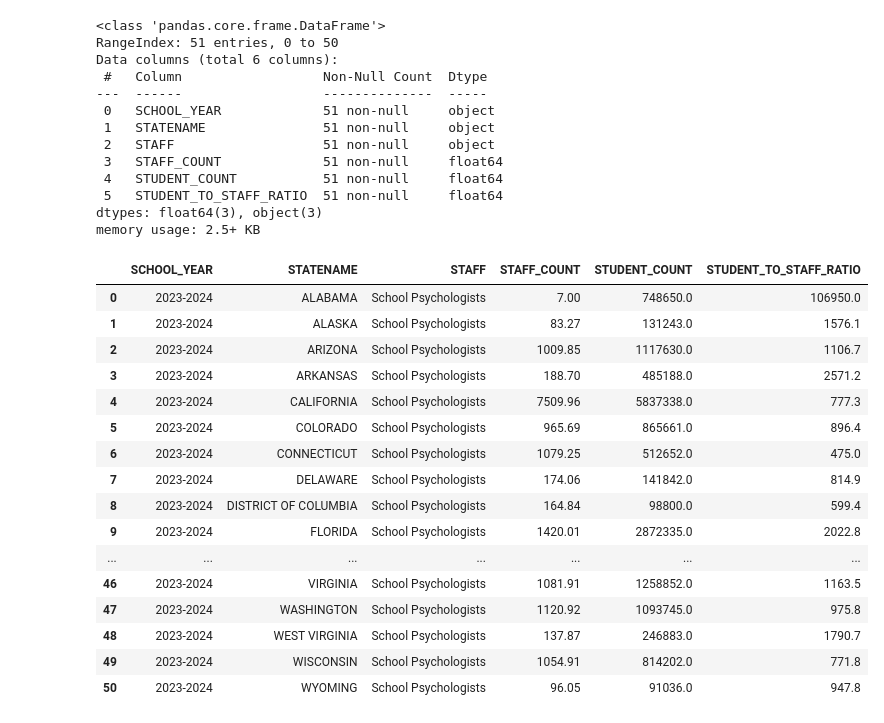
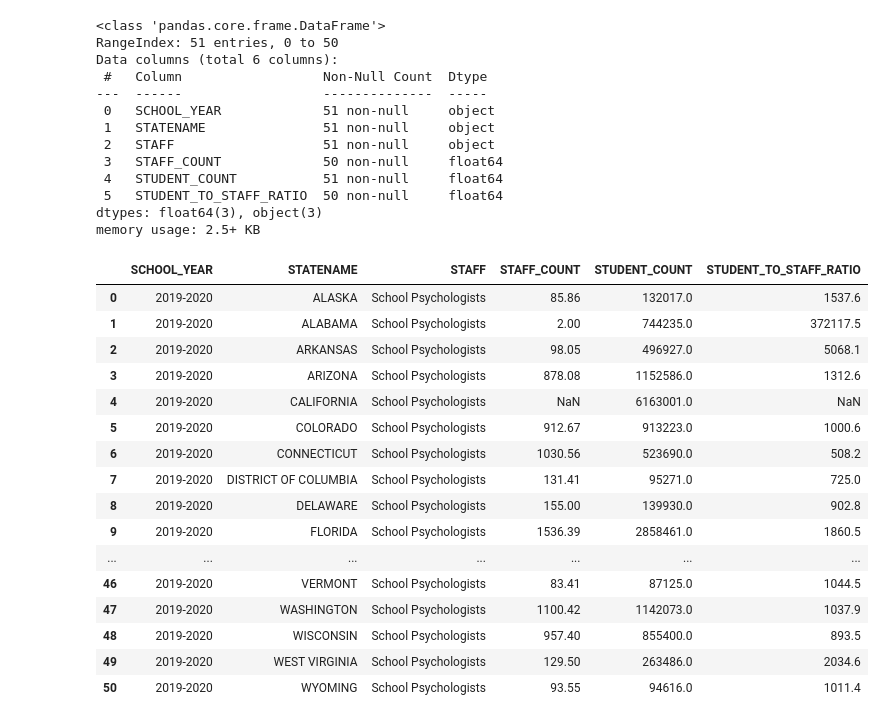
Before and after one commit to jkelly3rd/school_counselors, a Jupyter notebook: 01_school_counselors_past.ipynb, the cells around one changed output. Cells and saved outputs as stored; diff of their text form; code cells hidden in the pictures.

```diff
--- a/01_school_counselors_past.ipynb
+++ b/01_school_counselors_past.ipynb
@@ -2,10 +2,10 @@
 import pandas as pd
 # %%
 # import the statewide staffing data
-staffing_2019 = pd.read_csv("data/ccd_state_staffing_091019.csv")
+staffing_2020 = pd.read_csv("data/ccd_state_staffing_082120.csv")
 
 # show me the info and head of the data
-staffing_2019.info()
-staffing_2019.head()
+staffing_2020.info()
+staffing_2020.head()
 # %% [output]
 <class 'pandas.core.frame.DataFrame'>
@@ -34,18 +34,18 @@ memory usage: 113.7+ KB
 # %%
 # import the statewide enrollment data
-enrollment_2019 = pd.read_csv("data/ccd_state_membership_091019.csv")
+enrollment_2020 = pd.read_csv("data/ccd_state_membership_082120.csv")
 
 # filter to just include education unit total in total_indicator column
-enrollment_2019 = enrollment_2019[enrollment_2019["TOTAL_INDICATOR"] == "Education Unit Total"]
+enrollment_2020 = enrollment_2020[enrollment_2020["TOTAL_INDICATOR"] == "Education Unit Total"]
 
 # filter to just include the school_year, statename, and student_count columns
-enrollment_2019 = enrollment_2019[["SCHOOL_YEAR", "STATENAME", "STUDENT_COUNT"]]
+enrollment_2020 = enrollment_2020[["SCHOOL_YEAR", "STATENAME", "STUDENT_COUNT"]]
 
 # Eliminate records where STATENAME is in this list BUREAU OF INDIAN EDUCATION, AMERICAN SAMOA, GUAM, PUERTO RICO, U.S. VIRGIN ISLANDS
-enrollment_2019 = enrollment_2019[~enrollment_2019["STATENAME"].isin(["BUREAU OF INDIAN EDUCATION", "NORTHERN MARIANAS", "AMERICAN SAMOA", "GUAM", "PUERTO RICO", "U.S. VIRGIN ISLANDS"])]
+enrollment_2020 = enrollment_2020[~enrollment_2020["STATENAME"].isin(["BUREAU OF INDIAN EDUCATION", "NORTHERN MARIANAS", "AMERICAN SAMOA", "GUAM", "PUERTO RICO", "U.S. VIRGIN ISLANDS"])]
 
 # show me the info and head of the data
-enrollment_2019.info()
-enrollment_2019.head(51)
+enrollment_2020.info()
+enrollment_2020.head(51)
 # %% [output]
 <class 'pandas.core.frame.DataFrame'>
@@ -78,50 +78,50 @@ memory usage: 1.6+ KB
 # %%
 # Create a filter to create a new dataframe of only School Psychologists
-school_psychologists_2019 = staffing_2019[staffing_2019["STAFF"] == "School Psychologists"]
+school_psychologists_2020 = staffing_2020[staffing_2020["STAFF"] == "School Psychologists"]
 
 # filter to just include the school_year, statename, and student_count columns
-school_psychologists_2019 = school_psychologists_2019[["SCHOOL_YEAR", "STATENAME", "STAFF", "STAFF_COUNT"]]
+school_psychologists_2020 = school_psychologists_2020[["SCHOOL_YEAR", "STATENAME", "STAFF", "STAFF_COUNT"]]
 
 # Merge with the enrollment data to get only STATENAME and STUDENT_COUNT columns
-school_psychologists_2019 = pd.merge(school_psychologists_2019, enrollment_2019[["STATENAME", "STUDENT_COUNT"]], how="inner", on=["STATENAME"])
+school_psychologists_2020 = pd.merge(school_psychologists_2020, enrollment_2020[["STATENAME", "STUDENT_COUNT"]], how="inner", on=["STATENAME"])
 
 # Calculate a ratio of students to staff as a new column and round to one digit after decimal
-school_psychologists_2019["STUDENT_TO_STAFF_RATIO"] = (school_psychologists_2019["STUDENT_COUNT"] / school_psychologists_2019["STAFF_COUNT"]).round(1)
+school_psychologists_2020["STUDENT_TO_STAFF_RATIO"] = (school_psychologists_2020["STUDENT_COUNT"] / school_psychologists_2020["STAFF_COUNT"]).round(1)
 
 # Show me the info and head of the data
-school_psychologists_2019.info()
-school_psychologists_2019.head(51)
+school_psychologists_2020.info()
+school_psychologists_2020.head(51)
 # %% [output]
 <class 'pandas.core.frame.DataFrame'>
 RangeIndex: 51 entries, 0 to 50
 Data columns (total 6 columns):
  #   Column                  Non-Null Count  Dtype
 ---  ------                  --------------  -----
  0   SCHOOL_YEAR             51 non-null     object
  1   STATENAME               51 non-null     object
  2   STAFF                   51 non-null     object
- 3   STAFF_COUNT             51 non-null     float64
+ 3   STAFF_COUNT             50 non-null     float64
  4   STUDENT_COUNT           51 non-null     float64
- 5   STUDENT_TO_STAFF_RATIO  51 non-null     float64
+ 5   STUDENT_TO_STAFF_RATIO  50 non-null     float64
 dtypes: float64(3), object(3)
 memory usage: 2.5+ KB
 |  | SCHOOL_YEAR | STATENAME | STAFF | STAFF_COUNT | STUDENT_COUNT | STUDENT_TO_STAFF_RATIO |
-| 0 | 2023-2024 | ALABAMA | School Psychologists | 7.00 | 748650.0 | 106950.0 |
-| 1 | 2023-2024 | ALASKA | School Psychologists | 83.27 | 131243.0 | 1576.1 |
-| 2 | 2023-2024 | ARIZONA | School Psychologists | 1009.85 | 1117630.0 | 1106.7 |
-| 3 | 2023-2024 | ARKANSAS | School Psychologists | 188.70 | 485188.0 | 2571.2 |
-| 4 | 2023-2024 | CALIFORNIA | School Psychologists | 7509.96 | 5837338.0 | 777.3 |
-| 5 | 2023-2024 | COLORADO | School Psychologists | 965.69 | 865661.0 | 896.4 |
-| 6 | 2023-2024 | CONNECTICUT | School Psychologists | 1079.25 | 512652.0 | 475.0 |
-| 7 | 2023-2024 | DELAWARE | School Psychologists | 174.06 | 141842.0 | 814.9 |
-| 8 | 2023-2024 | DISTRICT OF COLUMBIA | School Psychologists | 164.84 | 98800.0 | 599.4 |
-| 9 | 2023-2024 | FLORIDA | School Psychologists | 1420.01 | 2872335.0 | 2022.8 |
+| 0 | 2019-2020 | ALASKA | School Psychologists | 85.86 | 132017.0 | 1537.6 |
+| 1 | 2019-2020 | ALABAMA | School Psychologists | 2.00 | 744235.0 | 372117.5 |
+| 2 | 2019-2020 | ARKANSAS | School Psychologists | 98.05 | 496927.0 | 5068.1 |
+| 3 | 2019-2020 | ARIZONA | School Psychologists | 878.08 | 1152586.0 | 1312.6 |
+| 4 | 2019-2020 | CALIFORNIA | School Psychologists | NaN | 6163001.0 | NaN |
+| 5 | 2019-2020 | COLORADO | School Psychologists | 912.67 | 913223.0 | 1000.6 |
+| 6 | 2019-2020 | CONNECTICUT | School Psychologists | 1030.56 | 523690.0 | 508.2 |
+| 7 | 2019-2020 | DISTRICT OF COLUMBIA | School Psychologists | 131.41 | 95271.0 | 725.0 |
+| 8 | 2019-2020 | DELAWARE | School Psychologists | 155.00 | 139930.0 | 902.8 |
+| 9 | 2019-2020 | FLORIDA | School Psychologists | 1536.39 | 2858461.0 | 1860.5 |
 | ... | ... | ... | ... | ... | ... | ... |
-| 46 | 2023-2024 | VIRGINIA | School Psychologists | 1081.91 | 1258852.0 | 1163.5 |
-| 47 | 2023-2024 | WASHINGTON | School Psychologists | 1120.92 | 1093745.0 | 975.8 |
-| 48 | 2023-2024 | WEST VIRGINIA | School Psychologists | 137.87 | 246883.0 | 1790.7 |
-| 49 | 2023-2024 | WISCONSIN | School Psychologists | 1054.91 | 814202.0 | 771.8 |
-| 50 | 2023-2024 | WYOMING | School Psychologists | 96.05 | 91036.0 | 947.8 |
+| 46 | 2019-2020 | VERMONT | School Psychologists | 83.41 | 87125.0 | 1044.5 |
+| 47 | 2019-2020 | WASHINGTON | School Psychologists | 1100.42 | 1142073.0 | 1037.9 |
+| 48 | 2019-2020 | WISCONSIN | School Psychologists | 957.40 | 855400.0 | 893.5 |
+| 49 | 2019-2020 | WEST VIRGINIA | School Psychologists | 129.50 | 263486.0 | 2034.6 |
+| 50 | 2019-2020 | WYOMING | School Psychologists | 93.55 | 94616.0 | 1011.4 |
 # %%
 # Follow that same pattern to create a new dataframe of only Guidance Counselors
 # This ensures that we're getting the derived TOTAL for separately-reported broken out counselors at all levels
```
Also changed, not shown: parts of 4 cells of this notebook, 4 other files.
